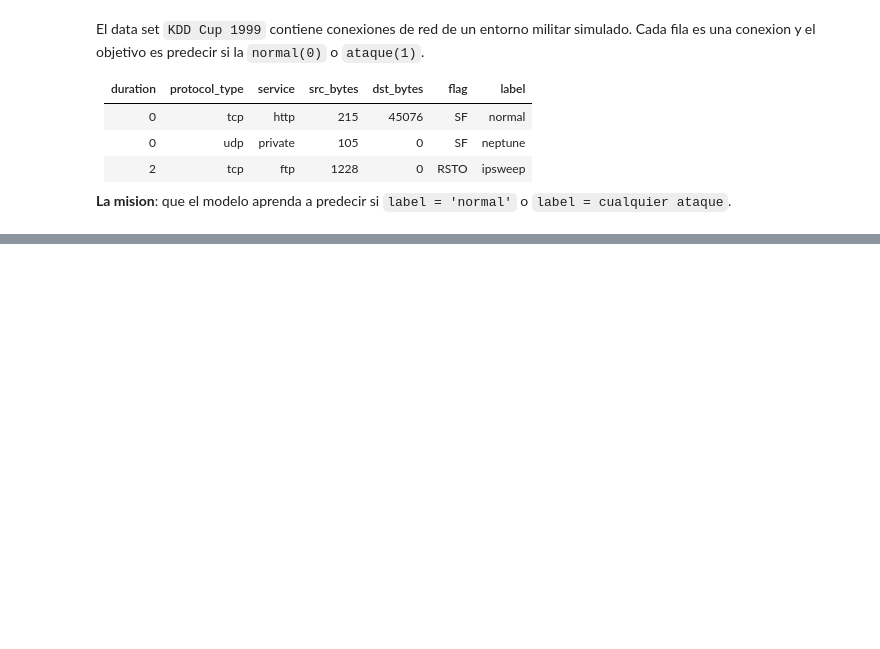
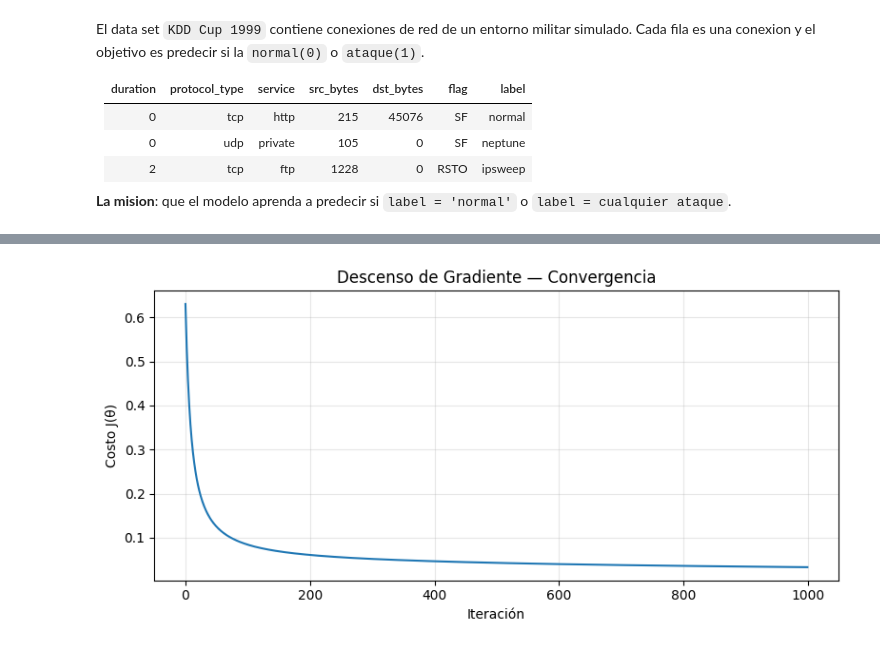
Before and after one commit to dgutimonti/IA, a Jupyter notebook: Lab/Lab_2.ipynb, the cells around one changed output, grey strips where cells are left out. Drawn from its saved outputs; the diff is of its cells as text; code cells hidden in the pictures; blank space fills up the shorter version.

```diff
--- a/Lab/Lab_2.ipynb
+++ b/Lab/Lab_2.ipynb
@@ -51,0 +271,17 @@ print(df['label'].value_counts().head(5))
+# %%
+# Descenso del gradiente
+
+def gradient_descent(X_b, y, theta, alpha=0.01, num_iters=1000):
+    m = len(y)
+    j_historia = []
+
+    for i in range(num_iters):
+        predicciones = hipotesis(X_b, theta)
+        errores = predicciones - y
+        gradiente = (1/m) * X_b.T.dot(errores)
+        theta = theta - alpha * gradiente
+        j_historia.append(costo(X_b, y, theta))
+
+        if i % 100 == 0:
+            print(f"iter {i:4d} J= {j_historia[-1]:.4f}", flush=True)
+    return theta, j_historia
@@ -51,0 +290,15 @@ print(df['label'].value_counts().head(5))
+# %%
+# Entrenar
+
+theta_inicial = np.zeros(X_train.shape[1])
+
+theta_final, j_historia = gradient_descent(
+    X_train, y_train,
+    theta_inicial,
+    alpha=0.1,
+    num_iters=1000
+)
+
+print("\nEntrenamiento completo")
+print(f"Costo inicial : {j_historia[0]:.6f}")
+print(f"Costo final   : {j_historia[-1]:.6f}")
@@ -51,0 +320,13 @@ print(df['label'].value_counts().head(5))
+# %%
+import matplotlib.pyplot as plt
+
+plt.figure(figsize=(8, 4))
+plt.plot(j_historia)
+plt.xlabel("Iteración")
+plt.ylabel("Costo J(θ)")
+plt.title("Descenso de Gradiente — Convergencia")
+plt.grid(True, alpha=0.3)
+plt.tight_layout()
+plt.show()
+# %% [output]
+[figure, added]
```
Also changed, not shown: parts of 17 cells of this notebook, 2 other files.
